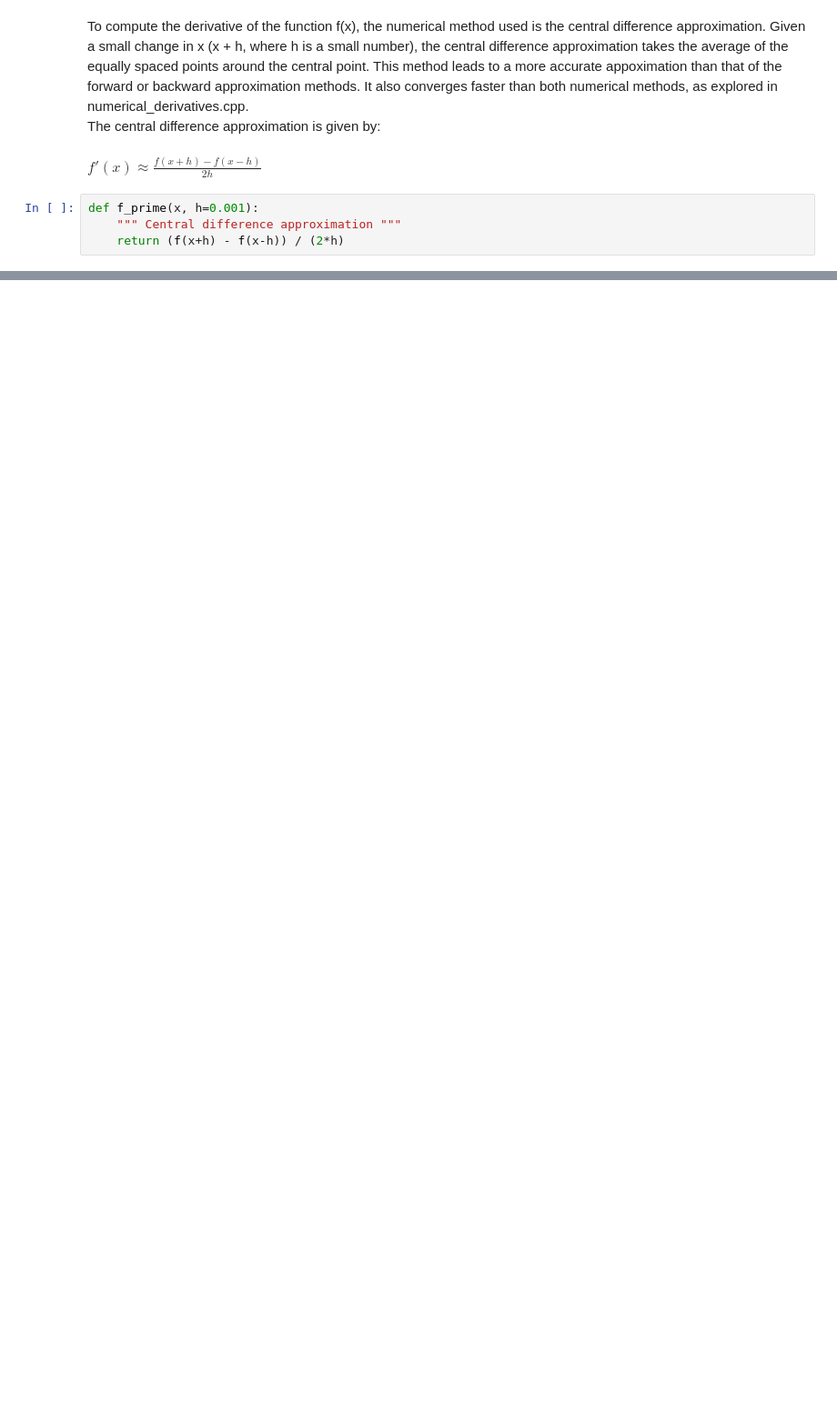
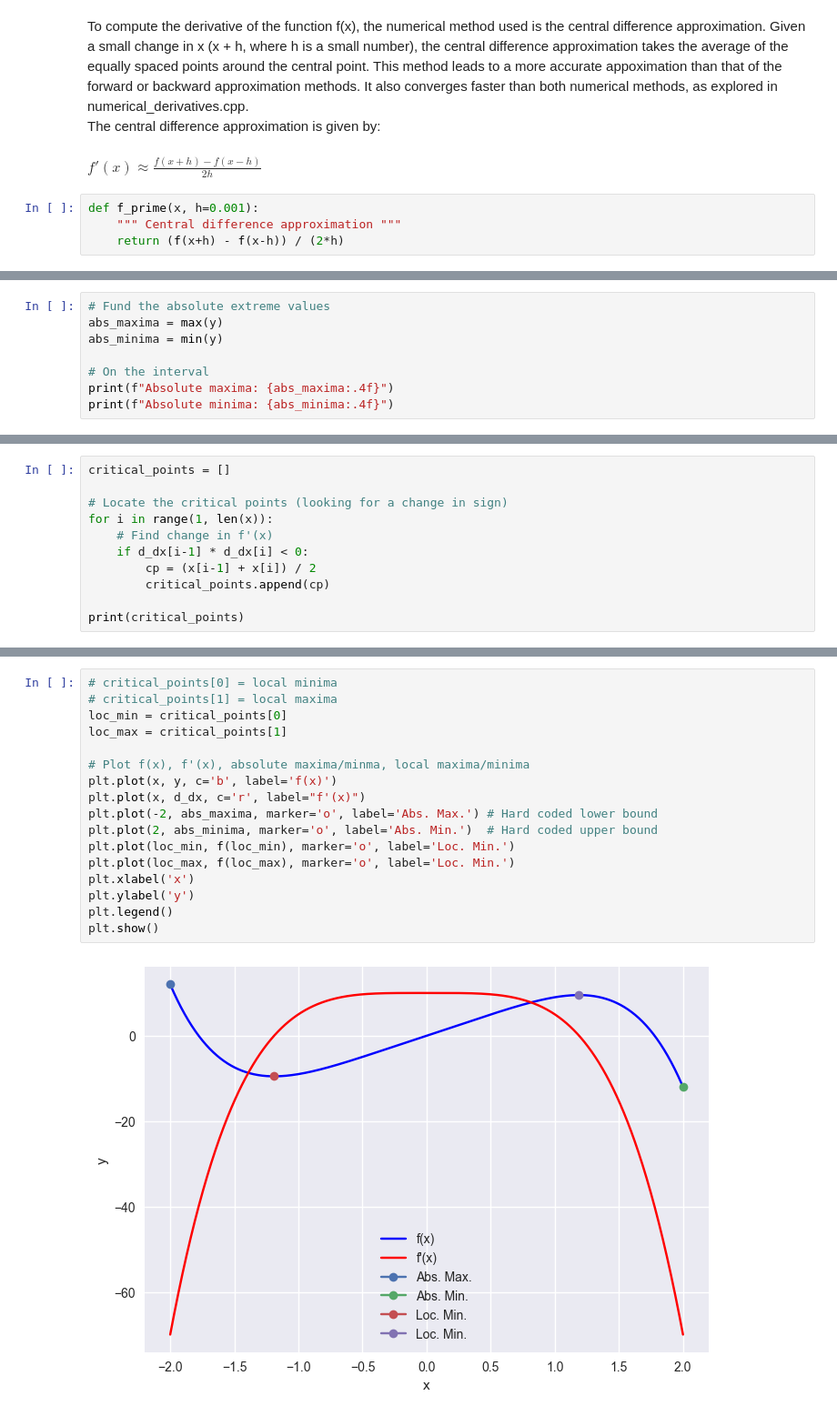
Before and after one commit to tzabcoder/MachineLearning, a Jupyter notebook: math/derivative_applications.ipynb, the cells around one changed output, grey strips where cells are left out. Shown at 91% size. Saved outputs shown, nothing was run; the diff lists cells and outputs as text; blank space fills up the shorter version.

```diff
--- a/math/derivative_applications.ipynb
+++ b/math/derivative_applications.ipynb
@@ -52,0 +56,8 @@ plt.show()
+# %%
+# Fund the absolute extreme values
+abs_maxima = max(y)
+abs_minima = min(y)
+
+# On the interval
+print(f"Absolute maxima: {abs_maxima:.4f}")
+print(f"Absolute minima: {abs_minima:.4f}")
@@ -52,0 +70,11 @@ plt.show()
+# %%
+critical_points = []
+
+# Locate the critical points (looking for a change in sign)
+for i in range(1, len(x)):
+    # Find change in f'(x)
+    if d_dx[i-1] * d_dx[i] < 0:
+        cp = (x[i-1] + x[i]) / 2
+        critical_points.append(cp)
+
+print(critical_points)
@@ -52,0 +83,19 @@ plt.show()
+# %%
+# critical_points[0] = local minima
+# critical_points[1] = local maxima
+loc_min = critical_points[0]
+loc_max = critical_points[1]
+
+# Plot f(x), f'(x), absolute maxima/minma, local maxima/minima
+plt.plot(x, y, c='b', label='f(x)')
+plt.plot(x, d_dx, c='r', label="f'(x)")
+plt.plot(-2, abs_maxima, marker='o', label='Abs. Max.') # Hard coded lower bound
+plt.plot(2, abs_minima, marker='o', label='Abs. Min.')  # Hard coded upper bound
+plt.plot(loc_min, f(loc_min), marker='o', label='Loc. Min.')
+plt.plot(loc_max, f(loc_max), marker='o', label='Loc. Min.')
+plt.xlabel('x')
+plt.ylabel('y')
+plt.legend()
+plt.show()
+# %% [output]
+[figure, added]
```
Also changed, not shown: parts of 9 cells of this notebook.
